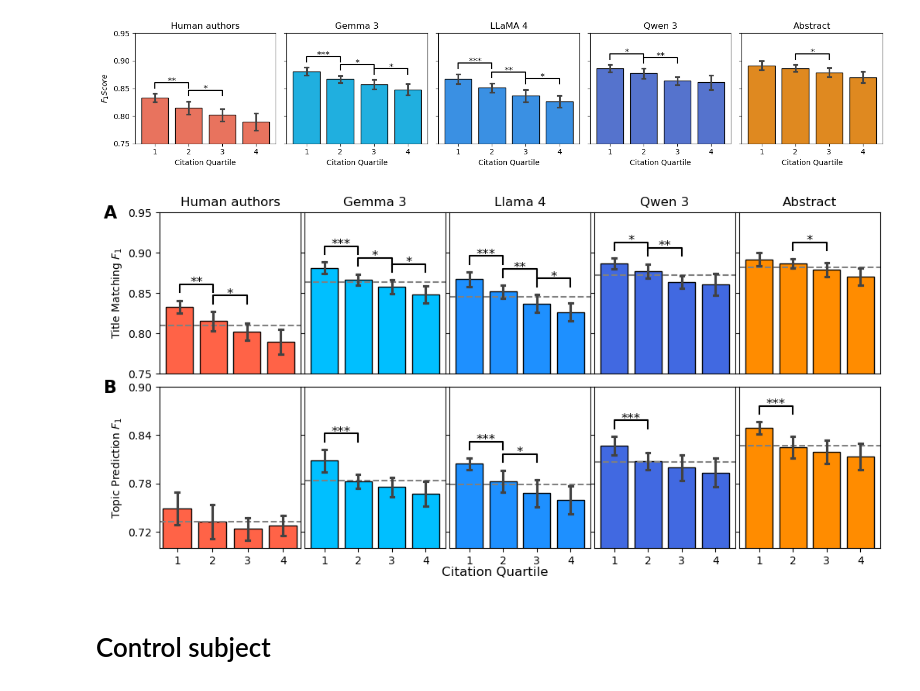
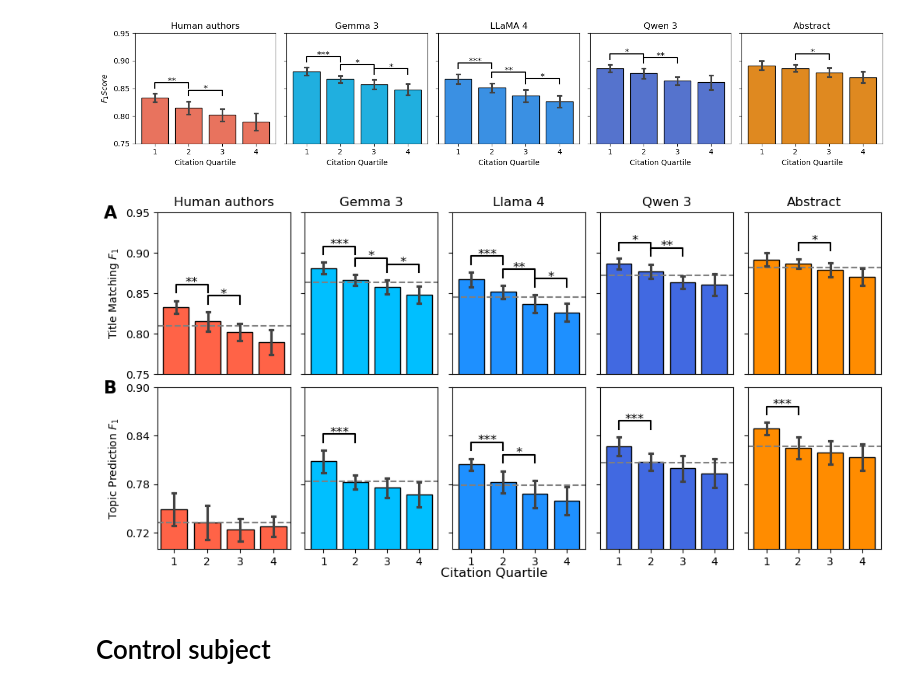
Before and after one commit to netknowledge/LLM_summarization, a Jupyter notebook: bias/citation.ipynb, the cells around one changed output. Saved outputs shown, nothing was run; the diff lists cells and outputs as text; code cells hidden in the pictures.

Commit message:
adjust the width padding in the bias figure

```diff
--- a/bias/citation.ipynb
+++ b/bias/citation.ipynb
@@ -2761,35 +2761,35 @@ for i, ax in enumerate(axes):
 
     # 显著性标注
     quartiles = sorted(data['quartile'].unique())
     bar_centers = range(len(quartiles))
     values = [data[data['quartile'] == q]['value'] for q in quartiles]
     for j in range(len(quartiles)-1):
         group1 = values[j]
         group2 = values[j+1]
         # t 检验
         stat, pval = ttest_ind(group1, group2, equal_var=False)
         # 星号规则
         if pval < 0.001:
             stars = '***'
         elif pval < 0.01:
             stars = '**'
         elif pval < 0.05:
             stars = '*'
         else:
             stars = ''
         if stars:
             # 画星号
             y1 = max(group1.mean()+group1.std(), group2.mean()+group2.std()) + 0.01
             x1, x2 = bar_centers[j], bar_centers[j+1]
             ax.plot([x1, x1, x2, x2], [y1, y1+0.01, y1+0.01, y1], lw=1.5, c='k')
             ax.text((x1+x2)/2, y1+0.005, stars, ha='center', va='bottom', color='k', fontsize=12)
 
 fig.supxlabel('Citation Quartile', fontsize=12)
 
-plt.tight_layout(pad=0.2, w_pad=0, h_pad=0)
+plt.tight_layout(pad=0.2, w_pad=1, h_pad=0)
 plt.show()
 # %% [output]
-[figure, old version]
+[figure, new version]
 # %%
 fig.savefig(home / 'projects/TLDR/bias/citation_correlation.pdf', bbox_inches='tight')
 # %% [markdown]
```
Also changed, not shown: 1 other file.
